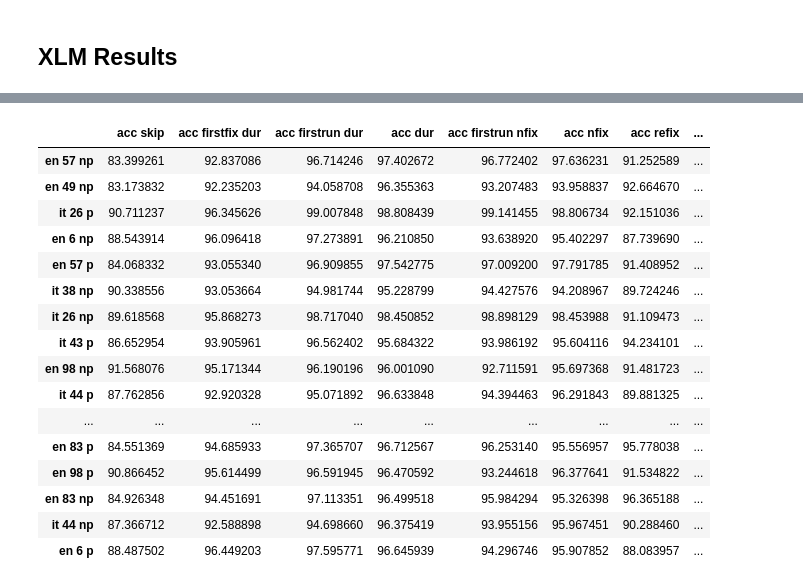
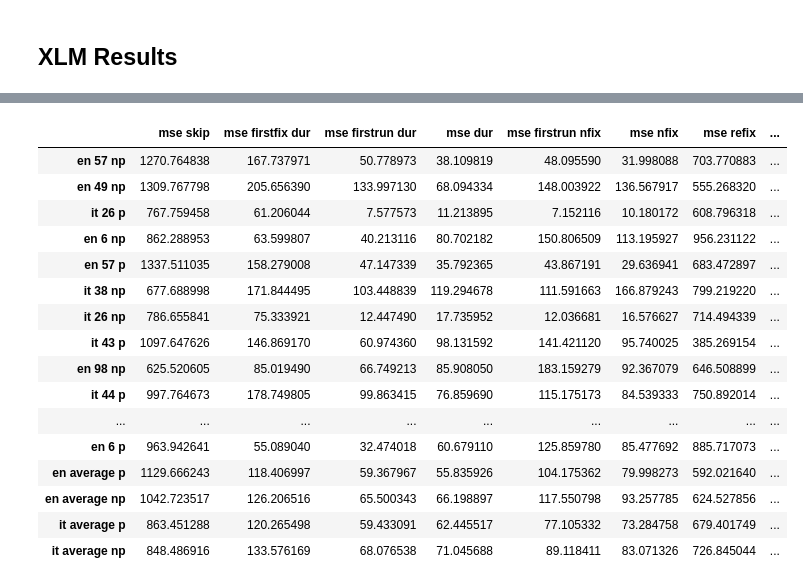
Before and after one commit to Andrew-Wyn/augmenting_nlms_meco, a Jupyter notebook: notebook/finetuning_results.ipynb, the cells around one changed output, grey strips where cells are left out. Cells and saved outputs as stored; diff of their text form; code cells hidden in the pictures.

Commit message:
averaged gaze finetuning results

```diff
--- a/notebook/finetuning_results.ipynb
+++ b/notebook/finetuning_results.ipynb
@@ -35,8 +35,7 @@ def collect_losses(root_dir):
     return dict_res_roberta, dict_res_camem, dict_res_xlm
 
 
-def process_to_present(res, column_width="1.1cm", plot_transpose=True):
-    df_res = pd.DataFrame.from_dict(res).T
+def process_to_present(df_res, column_width="1.1cm", plot_transpose=True):
     # df_res = df_res.rename(columns=mapping_columns_names)
     if not plot_transpose:
         df_res = df_res.T
@@ -60,6 +59,23 @@ def divide_mse_mae(res):
                 res_mse[dataset.replace("_", " ")][k] = v
 
     return res_mse, res_mae
+
+
+def average_en_p_rows(s):
+    s = s[[all([x in i for x in [" p", "en "]]) for i in s.index]]
+    return s.mean()
+
+def average_en_np_rows(s):
+    s = s[[all([x in i for x in [" np", "en "]]) for i in s.index]]
+    return s.mean()
+
+def average_it_p_rows(s):
+    s = s[[all([x in i for x in [" p", "it "]]) for i in s.index]]
+    return s.mean()
+
+def average_it_np_rows(s):
+    s = s[[all([x in i for x in [" np", "it "]]) for i in s.index]]
+    return s.mean()
 # %%
 dict_res_roberta, dict_res_camem, dict_res_xlm = collect_losses("../output")
 
@@ -197,4 +257,13 @@ it 1 np & 89.4 & 95.7 & 97.2 & 98.3 & 97.4 & 98.2 & 87.4 & 85.6 \\
 # %% [markdown]
 ## XLM Results
 # %%
-pd.DataFrame(res_mse_xlm).T
+df_mse_xlm = pd.DataFrame(res_mse_xlm).T
+df_mse_xlm['average mse'] = df_mse_xlm.mean(axis=1)
+avg_p_en = df_mse_xlm.apply(average_en_p_rows)
+avg_np_en = df_mse_xlm.apply(average_en_np_rows)
+avg_p_it = df_mse_xlm.apply(average_it_p_rows)
+avg_np_it = df_mse_xlm.apply(average_it_np_rows)
+df_mse_xlm.loc["en average p"] = avg_p_en
+df_mse_xlm.loc["en average np"] = avg_np_en
+df_mse_xlm.loc["it average p"] = avg_p_it
+df_mse_xlm.loc["it average np"] = avg_np_it
@@ -219,21 +270,21 @@ pd.DataFrame(res_mse_xlm).T
 # %%
-pd.DataFrame(res_mae_xlm).T
+df_mse_xlm
 # %% [output]
-|  | acc skip | acc firstfix dur | acc firstrun dur | acc dur | acc firstrun nfix | acc nfix | acc refix | ... |
-| en 57 np | 83.399261 | 92.837086 | 96.714246 | 97.402672 | 96.772402 | 97.636231 | 91.252589 | ... |
-| en 49 np | 83.173832 | 92.235203 | 94.058708 | 96.355363 | 93.207483 | 93.958837 | 92.664670 | ... |
-| it 26 p | 90.711237 | 96.345626 | 99.007848 | 98.808439 | 99.141455 | 98.806734 | 92.151036 | ... |
-| en 6 np | 88.543914 | 96.096418 | 97.273891 | 96.210850 | 93.638920 | 95.402297 | 87.739690 | ... |
-| en 57 p | 84.068332 | 93.055340 | 96.909855 | 97.542775 | 97.009200 | 97.791785 | 91.408952 | ... |
-| it 38 np | 90.338556 | 93.053664 | 94.981744 | 95.228799 | 94.427576 | 94.208967 | 89.724246 | ... |
-| it 26 np | 89.618568 | 95.868273 | 98.717040 | 98.450852 | 98.898129 | 98.453988 | 91.109473 | ... |
-| it 43 p | 86.652954 | 93.905961 | 96.562402 | 95.684322 | 93.986192 | 95.604116 | 94.234101 | ... |
-| en 98 np | 91.568076 | 95.171344 | 96.190196 | 96.001090 | 92.711591 | 95.697368 | 91.481723 | ... |
-| it 44 p | 87.762856 | 92.920328 | 95.071892 | 96.633848 | 94.394463 | 96.291843 | 89.881325 | ... |
+|  | mse skip | mse firstfix dur | mse firstrun dur | mse dur | mse firstrun nfix | mse nfix | mse refix | ... |
+| en 57 np | 1270.764838 | 167.737971 | 50.778973 | 38.109819 | 48.095590 | 31.998088 | 703.770883 | ... |
+| en 49 np | 1309.767798 | 205.656390 | 133.997130 | 68.094334 | 148.003922 | 136.567917 | 555.268320 | ... |
+| it 26 p | 767.759458 | 61.206044 | 7.577573 | 11.213895 | 7.152116 | 10.180172 | 608.796318 | ... |
+| en 6 np | 862.288953 | 63.599807 | 40.213116 | 80.702182 | 150.806509 | 113.195927 | 956.231122 | ... |
+| en 57 p | 1337.511035 | 158.279008 | 47.147339 | 35.792365 | 43.867191 | 29.636941 | 683.472897 | ... |
+| it 38 np | 677.688998 | 171.844495 | 103.448839 | 119.294678 | 111.591663 | 166.879243 | 799.219220 | ... |
+| it 26 np | 786.655841 | 75.333921 | 12.447490 | 17.735952 | 12.036681 | 16.576627 | 714.494339 | ... |
+| it 43 p | 1097.647626 | 146.869170 | 60.974360 | 98.131592 | 141.421120 | 95.740025 | 385.269154 | ... |
+| en 98 np | 625.520605 | 85.019490 | 66.749213 | 85.908050 | 183.159279 | 92.367079 | 646.508899 | ... |
+| it 44 p | 997.764673 | 178.749805 | 99.863415 | 76.859690 | 115.175173 | 84.539333 | 750.892014 | ... |
 | ... | ... | ... | ... | ... | ... | ... | ... | ... |
-| en 83 p | 84.551369 | 94.685933 | 97.365707 | 96.712567 | 96.253140 | 95.556957 | 95.778038 | ... |
-| en 98 p | 90.866452 | 95.614499 | 96.591945 | 96.470592 | 93.244618 | 96.377641 | 91.534822 | ... |
-| en 83 np | 84.926348 | 94.451691 | 97.113351 | 96.499518 | 95.984294 | 95.326398 | 96.365188 | ... |
-| it 44 np | 87.366712 | 92.588898 | 94.698660 | 96.375419 | 93.955156 | 95.967451 | 90.288460 | ... |
-| en 6 p | 88.487502 | 96.449203 | 97.595771 | 96.645939 | 94.296746 | 95.907852 | 88.083957 | ... |
+| en 6 p | 963.942641 | 55.089040 | 32.474018 | 60.679110 | 125.859780 | 85.477692 | 885.717073 | ... |
+| en average p | 1129.666243 | 118.406997 | 59.367967 | 55.835926 | 104.175362 | 79.998273 | 592.021640 | ... |
+| en average np | 1042.723517 | 126.206516 | 65.500343 | 66.198897 | 117.550798 | 93.257785 | 624.527856 | ... |
+| it average p | 863.451288 | 120.265498 | 59.433091 | 62.445517 | 77.105332 | 73.284758 | 679.401749 | ... |
+| it average np | 848.486916 | 133.576169 | 68.076538 | 71.045688 | 89.118411 | 83.071326 | 726.845044 | ... |
 # %%
```
Also changed, not shown: parts of 17 cells of this notebook.
